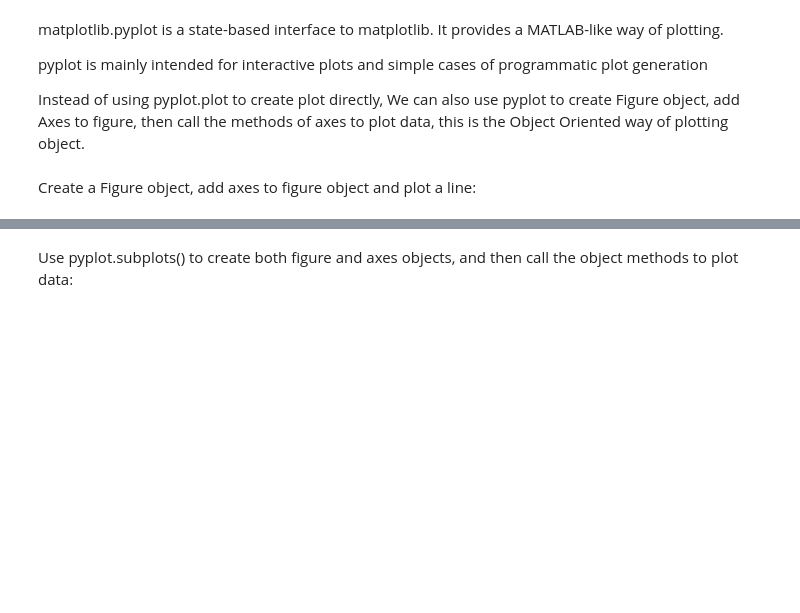
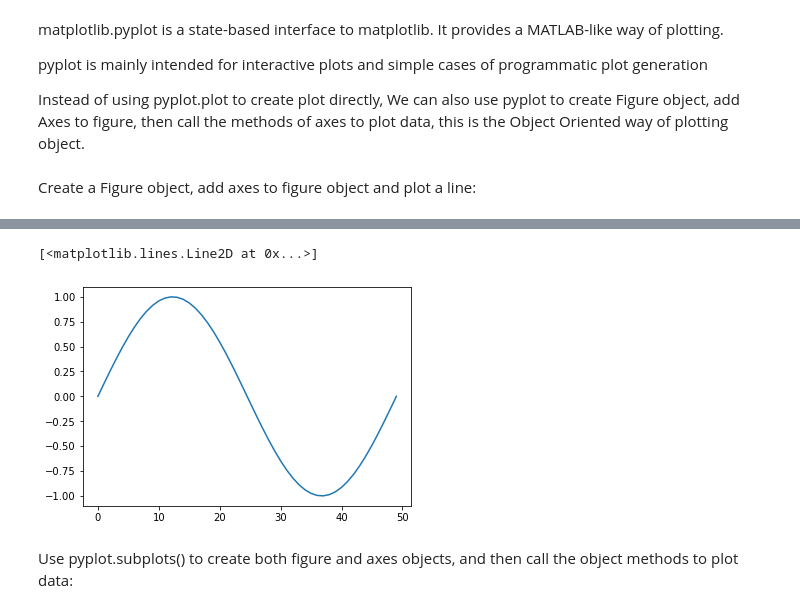
Before and after one commit to donglinchen/data_science_exercise, a Jupyter notebook: Matplotlib-basic-exercise.ipynb, the cells around one changed output, grey strips where cells are left out. Cells and saved outputs as stored; diff of their text form; code cells hidden in the pictures; blank space fills up the shorter version.

Commit message:
Add matplotlib exercise

```diff
--- a/Matplotlib-basic-exercise.ipynb
+++ b/Matplotlib-basic-exercise.ipynb
@@ -32,2 +31,10 @@ Create a Figure object, add axes to figure object and plot a line:
+# %%
+y = np.sin(np.linspace(0, 2 * np.pi))
+fig = plt.figure()
+ax = fig.add_axes([0,0,0.76,0.76])
+ax.plot(y)
+# %% [output]
+[<matplotlib.lines.Line2D at 0x...>]
+[figure, added]
 # %% [markdown]
 Use pyplot.subplots() to create both figure and axes objects, and then call the object methods to plot data:
```
Also changed, not shown: parts of 41 cells of this notebook, 3 other files.
